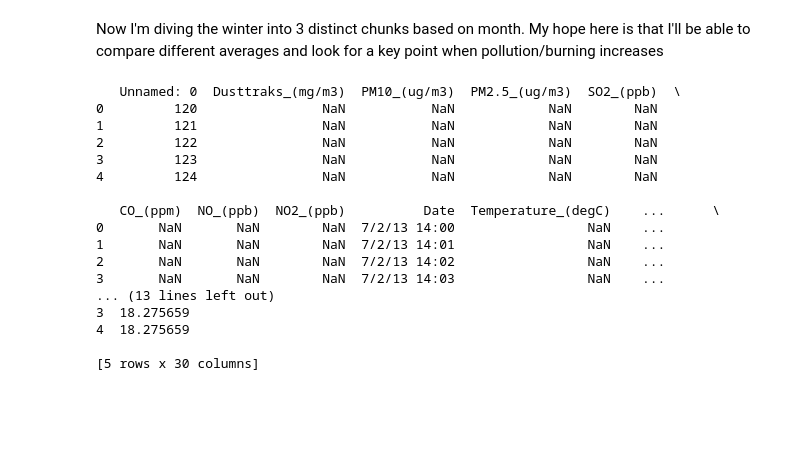
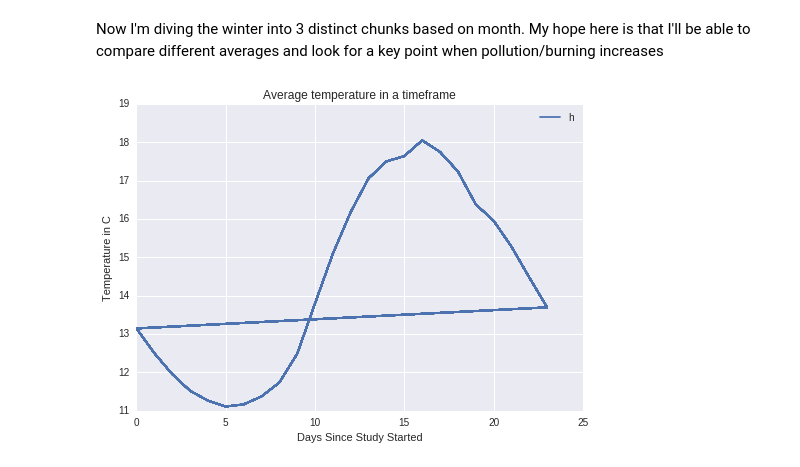
Before and after one commit to BrennaManning/DataScience2016FP, a Jupyter notebook: Beginnings-Mack.ipynb, the cells around one changed output. Drawn from its saved outputs; the diff is of its cells as text; code cells hidden in the pictures; blank space fills up the shorter version.

```diff
--- a/Beginnings-Mack.ipynb
+++ b/Beginnings-Mack.ipynb
@@ -152,40 +153,7 @@ Now I'm diving the winter into 3 distinct chunks based on month. My hope here is
 julydf = df[df['Month']==7]
 augustdf = df[df['Month']== 8]
 sepdf = df[df['Month']==9]
-# %%
-import matplotlib.pyplot as plt
-def compute_avg_val(df):
-    df['AvgHouse'] = (df['H01-K-E'].mean() + df['H02-K-N'].mean() + df['H03-K-S'].mean()+ df['H04-K-S'].mean()
-                      + df['H05-K-N'].mean()+df['H06-K-N'].mean() + df['H07-K-S'].mean() + df['H10-K-N'].mean()
-                      +df['H11-K-X'].mean()+ df['H12-K-N'].mean() + df['H15-K-S'].mean() +df['H17-K-N'].mean()
-                      + df['H18-K-S'].mean() + df['H20-K-S'].mean()
-                      )/14
-    return df
-
-def plot_by_days(df):
-    grouped = df.groupby('DayCount')
-    df = grouped.apply(compute_avg_val)
-    plt.plot(df.DayCount,df.AvgHouse)
-    plt.legend('house 1')
-    plt.xlabel('Days Since Study Started')
-    plt.ylabel('Temperature in C')
-    plt.title('Average temperature in a timeframe')
-    plt.show()
-# %% [output]
-   Unnamed: 0  Dusttraks_(mg/m3)  PM10_(ug/m3)  PM2.5_(ug/m3)  SO2_(ppb)  \
-0         120                NaN           NaN            NaN        NaN
-1         121                NaN           NaN            NaN        NaN
-2         122                NaN           NaN            NaN        NaN
-3         123                NaN           NaN            NaN        NaN
-4         124                NaN           NaN            NaN        NaN
-
-   CO_(ppm)  NO_(ppb)  NO2_(ppb)          Date  Temperature_(degC)    ...      \
-0       NaN       NaN        NaN  7/2/13 14:00                 NaN    ...
-1       NaN       NaN        NaN  7/2/13 14:01                 NaN    ...
-2       NaN       NaN        NaN  7/2/13 14:02                 NaN    ...
-3       NaN       NaN        NaN  7/2/13 14:03                 NaN    ...
-... (13 lines left out)
-3  18.275659
-4  18.275659
-
-[5 rows x 30 columns]
+# %%
+plot_by_days(julydf, 'Hour')
+# %% [output]
+[figure, added]
```
Also changed, not shown: parts of 9 cells of this notebook.
